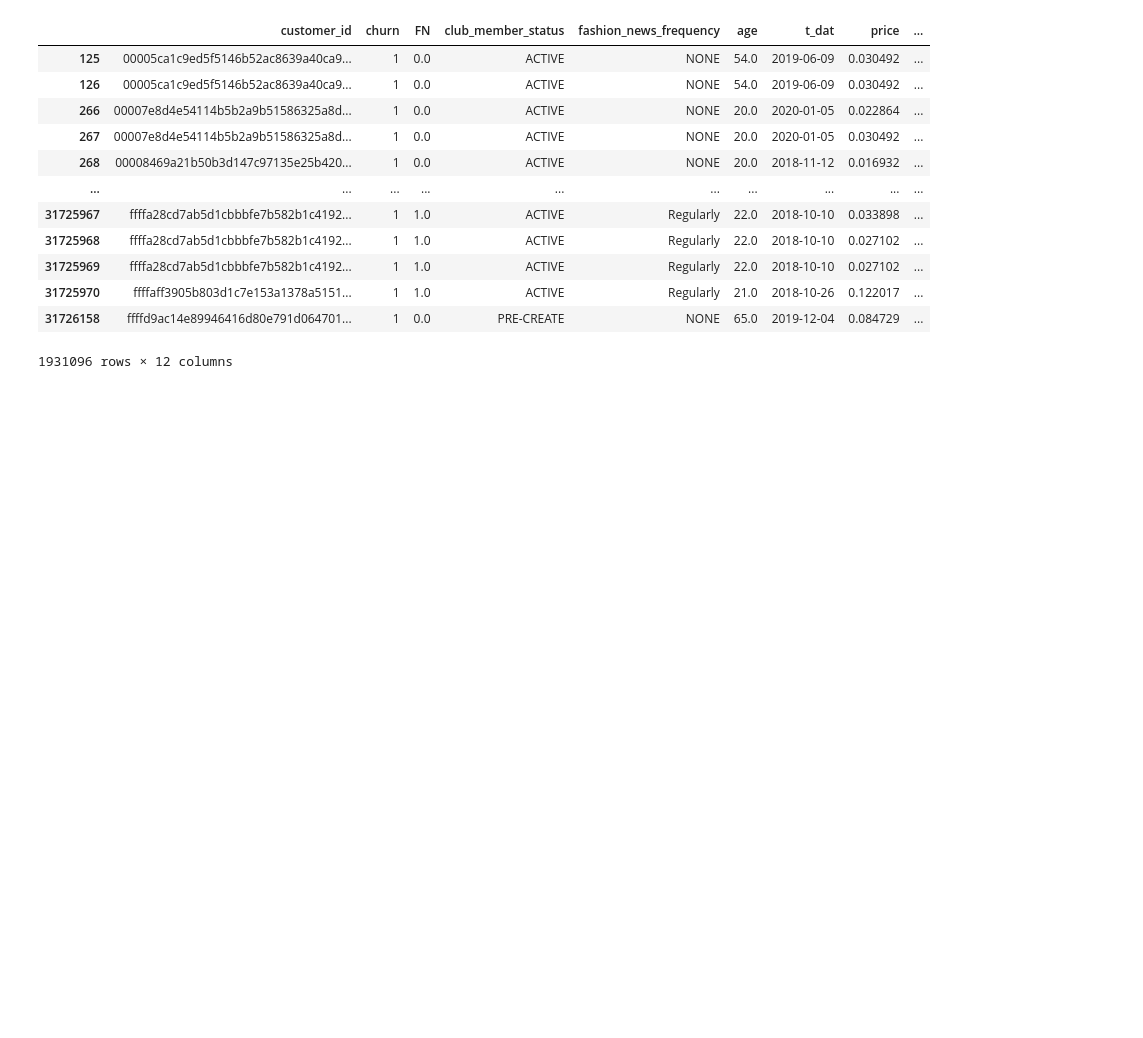
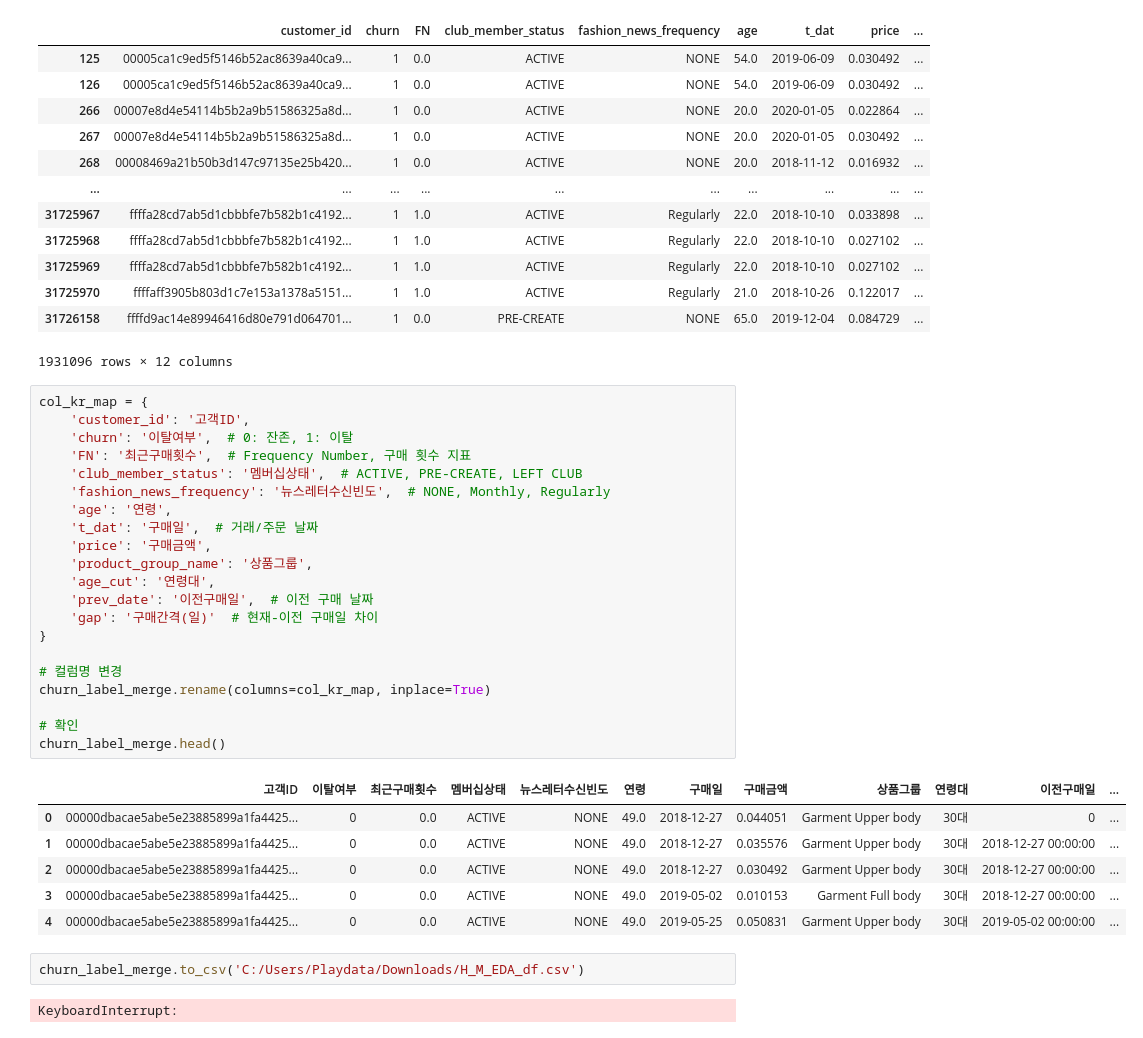
Before and after one commit to SKNETWORKS-FAMILY-AICAMP/SKN24-2nd-4Team, a Jupyter notebook: personal_workspaces/jjh/00_concat_preprocessing.ipynb, the cells around one changed output. Drawn from its saved outputs; the diff is of its cells as text; blank space fills up the shorter version.

```diff
--- a/personal_workspaces/jjh/00_concat_preprocessing.ipynb
+++ b/personal_workspaces/jjh/00_concat_preprocessing.ipynb
@@ -272,3 +255,35 @@ churn_label_merge[churn_label_merge['churn']==1]
 | 31725970 | ffffaff3905b803d1c7e153a1378a5151... | 1 | 1.0 | ACTIVE | Regularly | 21.0 | 2018-10-26 | 0.122017 | ... |
 | 31726158 | ffffd9ac14e89946416d80e791d064701... | 1 | 0.0 | PRE-CREATE | NONE | 65.0 | 2019-12-04 | 0.084729 | ... |
 1931096 rows × 12 columns
+# %%
+col_kr_map = {
+    'customer_id': '고객ID',
+    'churn': '이탈여부',  # 0: 잔존, 1: 이탈
+    'FN': '최근구매횟수',  # Frequency Number, 구매 횟수 지표
+    'club_member_status': '멤버십상태',  # ACTIVE, PRE-CREATE, LEFT CLUB
+    'fashion_news_frequency': '뉴스레터수신빈도',  # NONE, Monthly, Regularly
+    'age': '연령',
+    't_dat': '구매일',  # 거래/주문 날짜
+    'price': '구매금액',
+    'product_group_name': '상품그룹',
+    'age_cut': '연령대',
+    'prev_date': '이전구매일',  # 이전 구매 날짜
+    'gap': '구매간격(일)'  # 현재-이전 구매일 차이
+}
+
+# 컬럼명 변경
+churn_label_merge.rename(columns=col_kr_map, inplace=True)
+
+# 확인
+churn_label_merge.head()
+# %% [output]
+|  | 고객ID | 이탈여부 | 최근구매횟수 | 멤버십상태 | 뉴스레터수신빈도 | 연령 | 구매일 | 구매금액 | 상품그룹 | 연령대 | 이전구매일 | ... |
+| 0 | 00000dbacae5abe5e23885899a1fa4425... | 0 | 0.0 | ACTIVE | NONE | 49.0 | 2018-12-27 | 0.044051 | Garment Upper body | 30대 | 0 | ... |
+| 1 | 00000dbacae5abe5e23885899a1fa4425... | 0 | 0.0 | ACTIVE | NONE | 49.0 | 2018-12-27 | 0.035576 | Garment Upper body | 30대 | 2018-12-27 00:00:00 | ... |
+| 2 | 00000dbacae5abe5e23885899a1fa4425... | 0 | 0.0 | ACTIVE | NONE | 49.0 | 2018-12-27 | 0.030492 | Garment Upper body | 30대 | 2018-12-27 00:00:00 | ... |
+| 3 | 00000dbacae5abe5e23885899a1fa4425... | 0 | 0.0 | ACTIVE | NONE | 49.0 | 2019-05-02 | 0.010153 | Garment Full body | 30대 | 2018-12-27 00:00:00 | ... |
+| 4 | 00000dbacae5abe5e23885899a1fa4425... | 0 | 0.0 | ACTIVE | NONE | 49.0 | 2019-05-25 | 0.050831 | Garment Upper body | 30대 | 2019-05-02 00:00:00 | ... |
+# %%
+churn_label_merge.to_csv('C:/Users/Playdata/Downloads/H_M_EDA_df.csv')
+# %% [output]
+KeyboardInterrupt:
```
Also changed, not shown: parts of 1 cell of this notebook.
